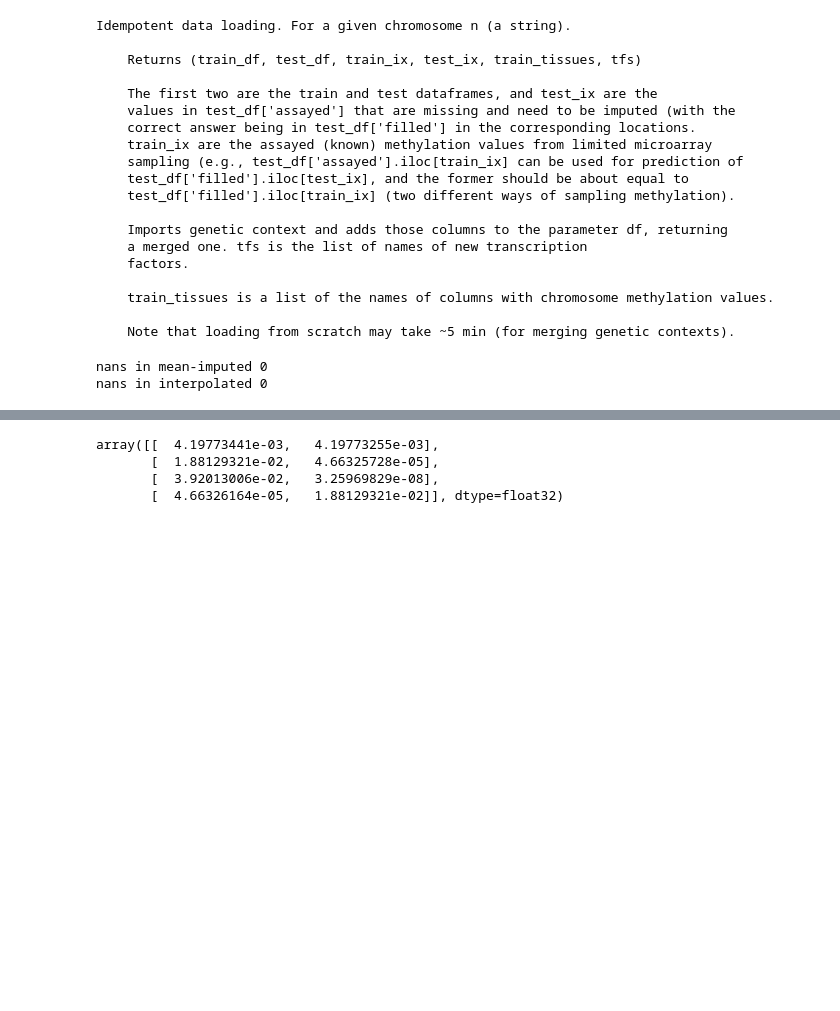
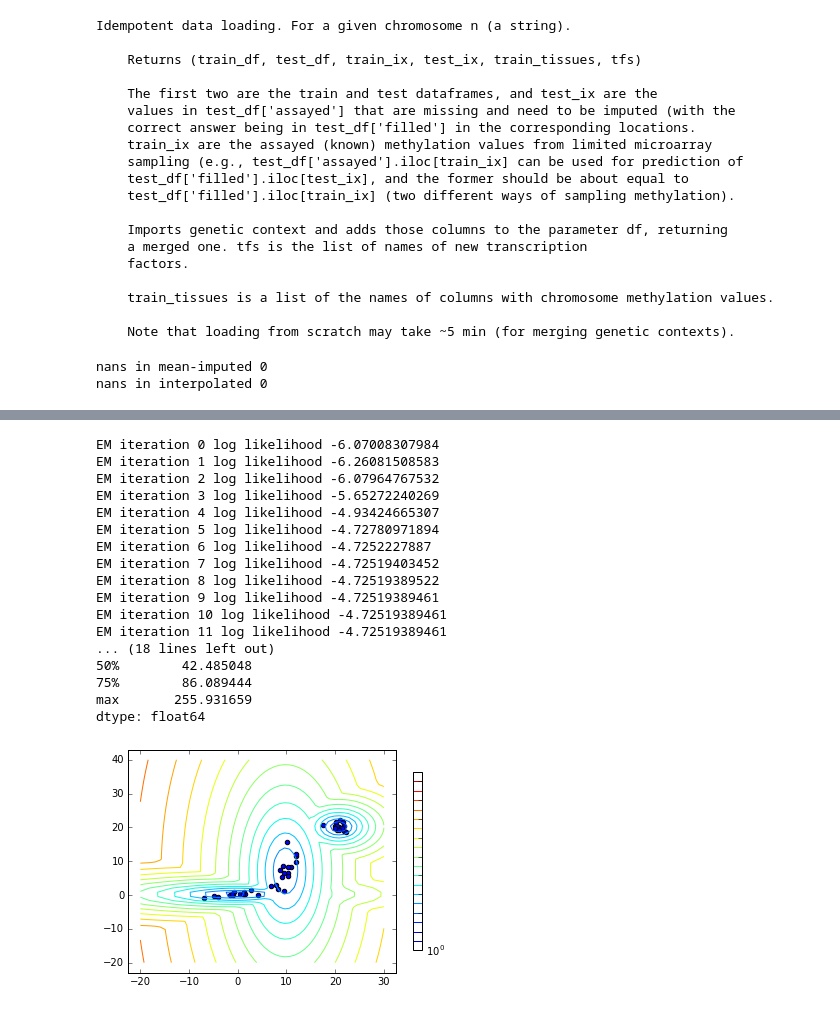
Before and after one commit to PrincetonUniversity/final-proj-cos-424, a Jupyter notebook: diag_tf.ipynb, the cells around one changed output, grey strips where cells are left out. Saved outputs shown, nothing was run; the diff lists cells and outputs as text; code cells hidden in the pictures; blank space fills up the shorter version.

```diff
--- a/diag_tf.ipynb
+++ b/diag_tf.ipynb
@@ -181,18 +192,0 @@ K=2 rmse=1.1325499295668598e-16
-# %%
-
-n_samples = 10
-
-# generate random sample, two components
-np.random.seed(0)
-
-# generate spherical data centered on (20, 20)
-shifted_gaussian = np.random.randn(n_samples, 2) + np.array([20, 20])
-
-# generate zero centered stretched Gaussian data
-C = np.array([[0., -0.7], [3.5, .7]])
-stretched_gaussian = np.dot(np.random.randn(n_samples, 2), C)
-
-# concatenate the two datasets into the final training set
-X = np.vstack([shifted_gaussian, stretched_gaussian])
-
-rx = np.random.choice(range(len(X)), 2, replace=False)
@@ -322,10 +237,52 @@ def mstep(X, mus, sigmas, alphas, resp):
-# %%
-tf.exp(tf_log_normals(a, tf.pack([b, a1, b / 2, a2]), tf.pack([c, c, c / 2, c]))).eval()
-# %% [output]
-array([[  4.19773441e-03,   4.19773255e-03],
-       [  1.88129321e-02,   4.66325728e-05],
-       [  3.92013006e-02,   3.25969829e-08],
-       [  4.66326164e-05,   1.88129321e-02]], dtype=float32)
+# %%
+n_samples = 15
+np.random.seed(0)
+
+def MVN(shear, shift):
+    rs = np.random.randn(n_samples, 2)
+    return np.dot(rs, shear.T) + shift
+G1 = MVN(np.identity(2), np.array([20, 20]))
+G2 = MVN(np.array([[0., 3.5], [-0.7, .7]]), np.zeros(2))
+G3 = MVN(np.array([[-1, 0.8], [0, 4]]), np.array([10, 8]))
+
+# concatenate the two datasets into the final training set
+X = np.vstack([G1, G2, G3])
+rx = np.random.choice(range(len(X)), 3, replace=False)
+
+# http://scikit-learn.org/stable/auto_examples/mixture/plot_gmm_pdf.html
+_, m, s, a = fit_em(X, X[rx], 100, EPS)
+x = np.linspace(-20.0, 30.0)
+y = np.linspace(-20.0, 40.0)
+xx, yy = np.meshgrid(x, y)
+pts = np.array([xx.ravel(), yy.ravel()]).T
+resp = tf_log_likelihood(pts, m, s, a).eval()
+print('means\n{}\ncov\n{}\ncluster priors\n{}'.format(m, s, a))
+ll = -resp.max(axis=0)
+print(pd.Series(ll).describe())
+CS = plt.contour(xx, yy, ll.reshape(xx.shape), norm=LogNorm(vmin=1.0, vmax=1000.0),
+                levels=np.logspace(0, 3, 20))
+plt.colorbar(CS, shrink=0.8, extend='both')
+plt.scatter(X[:, 0], X[:, 1])
+plt.show()
+# %% [output]
+EM iteration 0 log likelihood -6.07008307984
+EM iteration 1 log likelihood -6.26081508583
+EM iteration 2 log likelihood -6.07964767532
+EM iteration 3 log likelihood -5.65272240269
+EM iteration 4 log likelihood -4.93424665307
+EM iteration 5 log likelihood -4.72780971894
+EM iteration 6 log likelihood -4.7252227887
+EM iteration 7 log likelihood -4.72519403452
+EM iteration 8 log likelihood -4.72519389522
+EM iteration 9 log likelihood -4.72519389461
+EM iteration 10 log likelihood -4.72519389461
+EM iteration 11 log likelihood -4.72519389461
+... (18 lines left out)
+50%        42.485048
+75%        86.089444
+max       255.931659
+dtype: float64
+[figure, added]
 # %%
 N = 10
 p = 20 # D is better?
```
Also changed, not shown: parts of 11 cells of this notebook.
